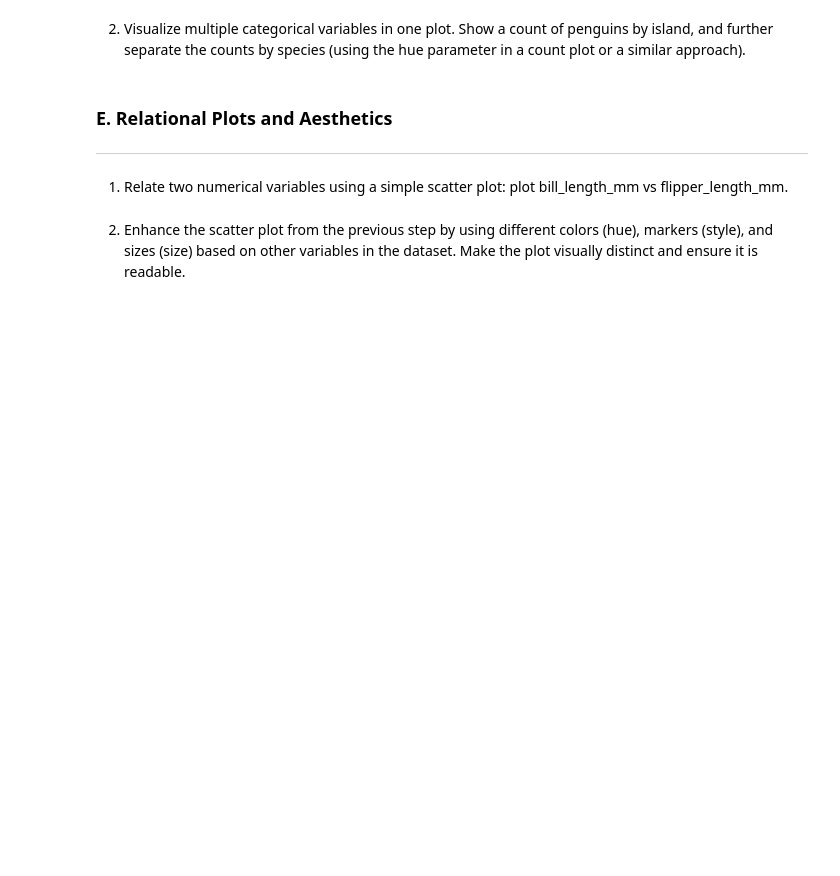
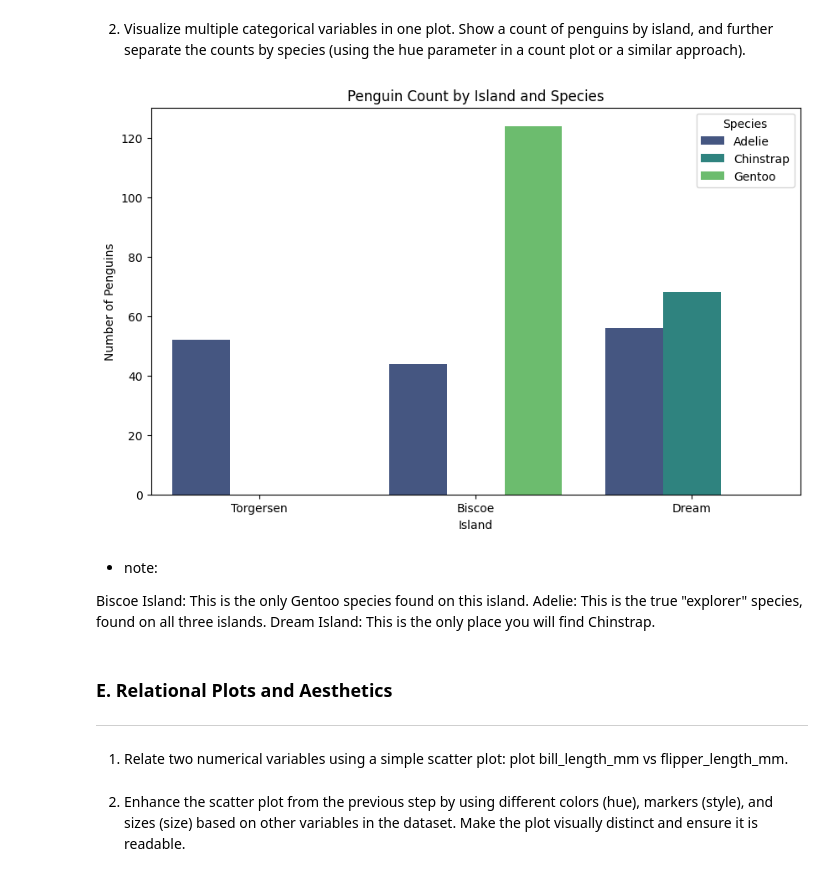
Before and after one commit to MonaMashta/AAI, a Jupyter notebook: student/Data Science/Module 3/Ex3-2.ipynb, the cells around one changed output. Drawn from its saved outputs; the diff is of its cells as text; code cells hidden in the pictures; blank space fills up the shorter version.

```diff
--- a/student/Data Science/Module 3/Ex3-2.ipynb
+++ b/student/Data Science/Module 3/Ex3-2.ipynb
@@ -134,5 +152,28 @@ plt.show()
 # %% [markdown]
 2. Visualize multiple categorical variables in one plot. Show a count of penguins by island, and further separate the counts by species (using the hue parameter in a count plot or a similar approach).
+# %%
+plt.figure(figsize=(10, 6))
+
+sns.countplot(
+    data=df,
+    x="island",
+    hue="species",
+    palette="viridis"
+)
+
+plt.title("Penguin Count by Island and Species")
+plt.xlabel("Island")
+plt.ylabel("Number of Penguins")
+plt.legend(title="Species", loc='upper right')
+plt.show()
+# %% [output]
+[figure, added]
+# %% [markdown]
+- note:
+
+Biscoe Island: This is the only Gentoo species found on this island.
+Adelie: This is the true "explorer" species, found on all three islands.
+Dream Island: This is the only place you will find Chinstrap.
 # %% [markdown]
 ### E. Relational Plots and Aesthetics
 ---
```
Also changed, not shown: parts of 1 cell of this notebook.
